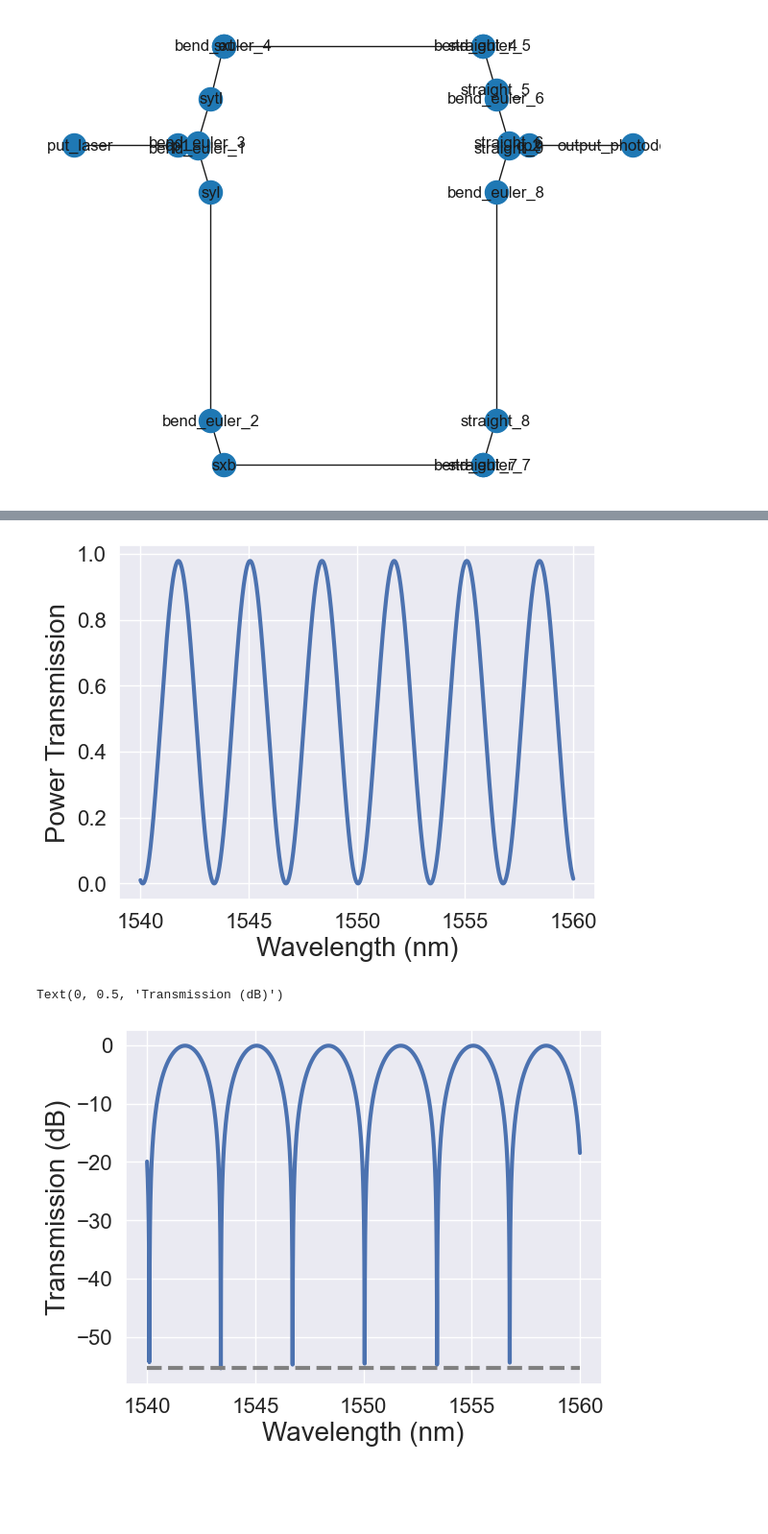
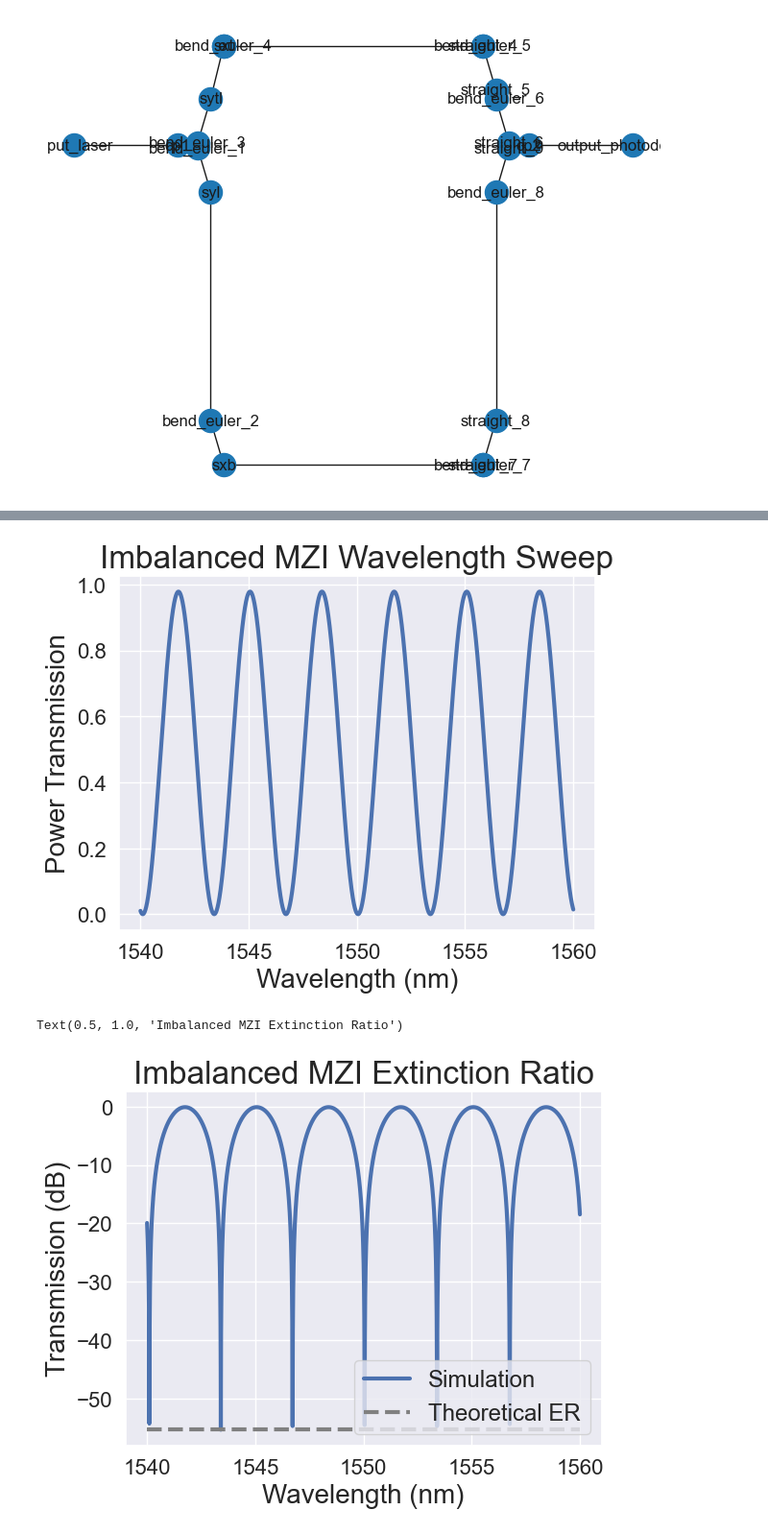
Before and after one commit to alexsludds/photonflux, a Jupyter notebook: examples/imbalanced_MZI_test.ipynb, the cells around one changed output, grey strips where cells are left out. Shown at 96% size. Drawn from its saved outputs; the diff is of its cells as text; code cells hidden in the pictures; blank space fills up the shorter version.

```diff
--- a/examples/imbalanced_MZI_test.ipynb
+++ b/examples/imbalanced_MZI_test.ipynb
@@ -45,7 +48,7 @@ mzi_circuit.update_all_edges()
 # %%
 heater_comp_refs = mzi_circuit.return_components_callback(["sxt","sxb"])
 heater_ref = heater_comp_refs[0]
-voltage_sweep = np.linspace(0,1,num=1000)
+voltage_sweep = np.linspace(0,2.5,num=1000)
 storage = []
 for v in voltage_sweep:
     heater_ref.update_voltage(v)
@@ -59,4 +62,5 @@ plt.figure()
 plt.plot(voltage_sweep,storage)
 plt.xlabel("Voltage (V)")
 plt.ylabel("Power Transmission")
+plt.title("Heater Voltage Sweep")
 # %% [output]
@@ -69,33 +73,37 @@ storage = []
 for wl in wavelength_sweep:
     mzi_circuit.update_wavelength(wl)
     mzi_circuit.update_all_edges()
     detector_value = mzi_circuit.readout_from_photodetectors()
     storage.append(detector_value[0])
 
 mzi_circuit.update_wavelength(1.55e-6)
 
 plt.figure()
 plt.plot(wavelength_sweep*1e9,storage)
 plt.xlabel("Wavelength (nm)")
 plt.ylabel("Power Transmission")
+plt.title("Imbalanced MZI Wavelength Sweep")
 plt.show()
 
 #What is the extinction ratio of the MZI?
 #We are assuming alpha=3dB/cm so calculate that analytically
 
 alpha_m = 300/4.34
 delta_length_m = delta_length*1e-6
 num = (1 + np.exp(-alpha_m*delta_length_m/2))**2
 denom = (1 - np.exp(-alpha_m*delta_length_m/2))**2
 ER = num/denom
 ER_dB = 10*np.log10(ER)
 
 plt.figure()
 plt.plot(wavelength_sweep*1e9,10*np.log10(storage))
 plt.hlines(y=-ER_dB,xmin=np.min(wavelength_sweep)*1e9,xmax=np.max(wavelength_sweep)*1e9,color='grey',linestyles='--')
+plt.legend(['Simulation','Theoretical ER'])
 plt.xlabel("Wavelength (nm)")
 plt.ylabel("Transmission (dB)")
+plt.title("Imbalanced MZI Extinction Ratio")
+plt.show()
 # %% [output]
-[figure, old version]
+[figure, new version]
-Text(0, 0.5, 'Transmission (dB)')
+Text(0.5, 1.0, 'Imbalanced MZI Extinction Ratio')
-[figure, old version]
+[figure, new version]
```
Also changed, not shown: parts of 4 cells of this notebook, 2 other files.
